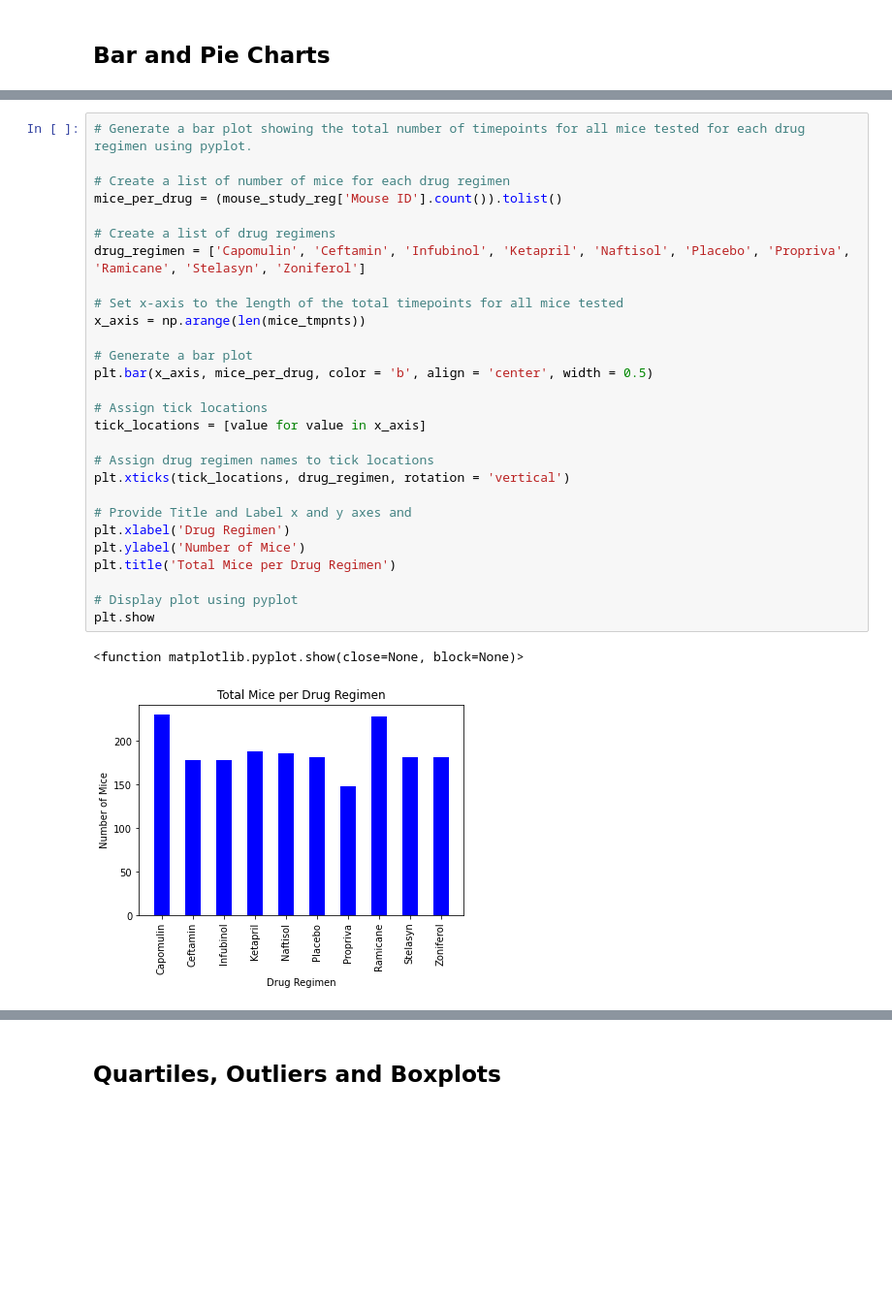
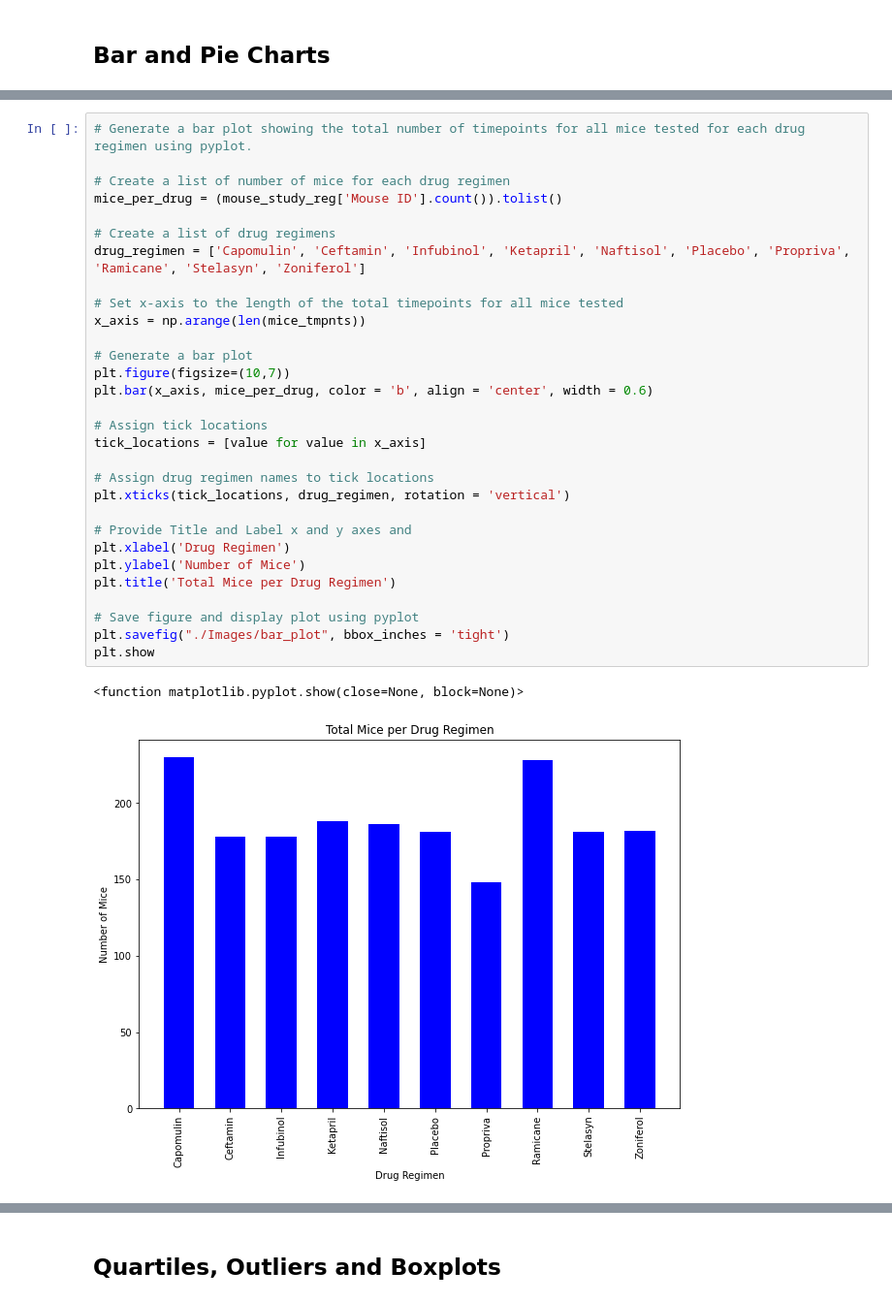
Before and after one commit to mtamrakar656/pymaceuticals, a Jupyter notebook: pymaceuticals.ipynb, the cells around one changed output, grey strips where cells are left out. Shown at 97% size. Drawn from its saved outputs; the diff is of its cells as text; blank space fills up the shorter version.

```diff
--- a/pymaceuticals.ipynb
+++ b/pymaceuticals.ipynb
@@ -141,34 +143,36 @@ Text(0, 0.5, 'Number of Mice')
 # %%
 # Generate a bar plot showing the total number of timepoints for all mice tested for each drug regimen using pyplot.
 
 # Create a list of number of mice for each drug regimen
 mice_per_drug = (mouse_study_reg['Mouse ID'].count()).tolist()
 
 # Create a list of drug regimens
 drug_regimen = ['Capomulin', 'Ceftamin', 'Infubinol', 'Ketapril', 'Naftisol', 'Placebo', 'Propriva', 'Ramicane', 'Stelasyn', 'Zoniferol']
 
 # Set x-axis to the length of the total timepoints for all mice tested
 x_axis = np.arange(len(mice_tmpnts))
 
 # Generate a bar plot
-plt.bar(x_axis, mice_per_drug, color = 'b', align = 'center', width = 0.5)
+plt.figure(figsize=(10,7))
+plt.bar(x_axis, mice_per_drug, color = 'b', align = 'center', width = 0.6)
 
 # Assign tick locations
 tick_locations = [value for value in x_axis]
 
 # Assign drug regimen names to tick locations
 plt.xticks(tick_locations, drug_regimen, rotation = 'vertical')
 
 # Provide Title and Label x and y axes and
 plt.xlabel('Drug Regimen')
 plt.ylabel('Number of Mice')
 plt.title('Total Mice per Drug Regimen')
 
-# Display plot using pyplot
+# Save figure and display plot using pyplot
+plt.savefig("./Images/bar_plot", bbox_inches = 'tight')
 plt.show
 # %% [output]
 <function matplotlib.pyplot.show(close=None, block=None)>
-[figure, old version]
+[figure, new version]
 # %%
 # Generate a pie plot showing the distribution of female versus male mice using Pandas
 
```
Also changed, not shown: parts of 10 cells of this notebook, 10 other files.
